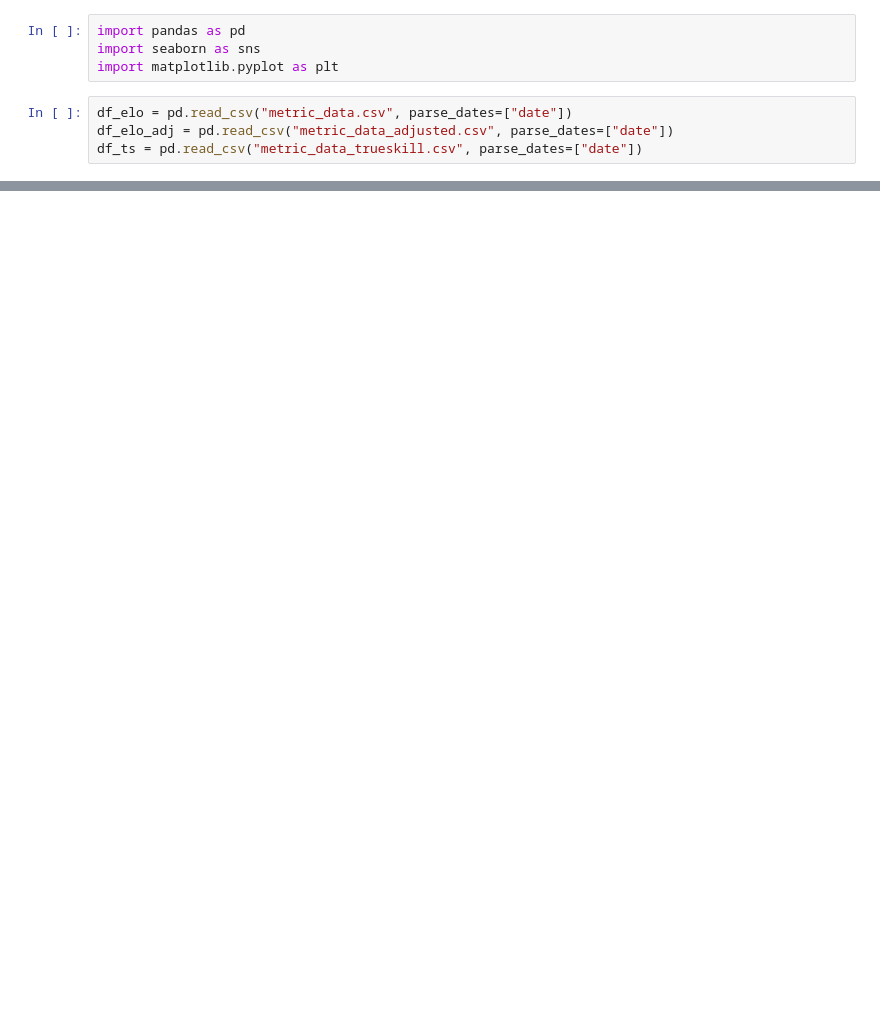
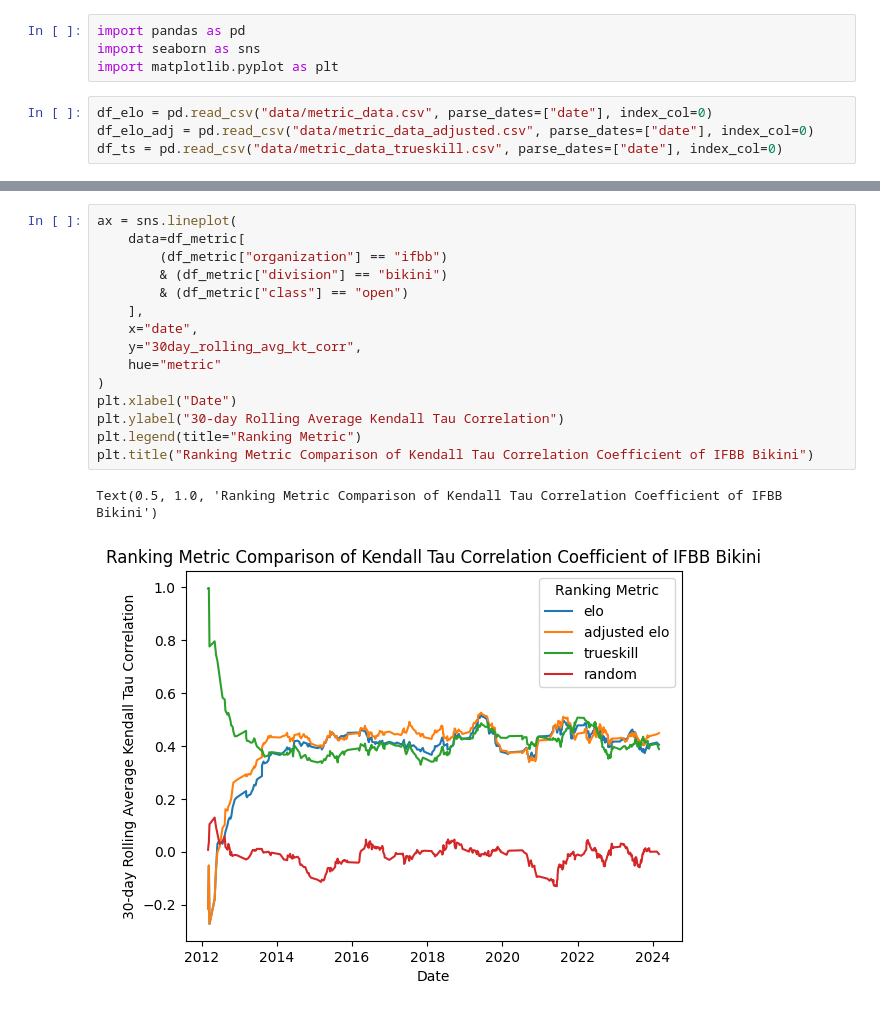
Before and after one commit to andrei-prokhorov/bodybuilding-ranking, a Jupyter notebook: metric_visuals.ipynb, the cells around one changed output, grey strips where cells are left out. Drawn from its saved outputs; the diff is of its cells as text; blank space fills up the shorter version.

```diff
--- a/metric_visuals.ipynb
+++ b/metric_visuals.ipynb
@@ -3,6 +3,6 @@ import pandas as pd
 import seaborn as sns
 import matplotlib.pyplot as plt
 # %%
-df_elo = pd.read_csv("metric_data.csv", parse_dates=["date"])
-df_elo_adj = pd.read_csv("metric_data_adjusted.csv", parse_dates=["date"])
-df_ts = pd.read_csv("metric_data_trueskill.csv", parse_dates=["date"])
+df_elo = pd.read_csv("data/metric_data.csv", parse_dates=["date"], index_col=0)
+df_elo_adj = pd.read_csv("data/metric_data_adjusted.csv", parse_dates=["date"], index_col=0)
+df_ts = pd.read_csv("data/metric_data_trueskill.csv", parse_dates=["date"], index_col=0)
@@ -128,0 +124,18 @@ df[df["contest_date"] == "2023-06-24"]
+# %%
+ax = sns.lineplot(
+    data=df_metric[
+        (df_metric["organization"] == "ifbb")
+        & (df_metric["division"] == "bikini")
+        & (df_metric["class"] == "open")
+    ],
+    x="date",
+    y="30day_rolling_avg_kt_corr",
+    hue="metric"
+)
+plt.xlabel("Date")
+plt.ylabel("30-day Rolling Average Kendall Tau Correlation")
+plt.legend(title="Ranking Metric")
+plt.title("Ranking Metric Comparison of Kendall Tau Correlation Coefficient of IFBB Bikini")
+# %% [output]
+Text(0.5, 1.0, 'Ranking Metric Comparison of Kendall Tau Correlation Coefficient of IFBB Bikini')
+[figure, added]
```
Also changed, not shown: parts of 12 cells of this notebook, 1 other file.
